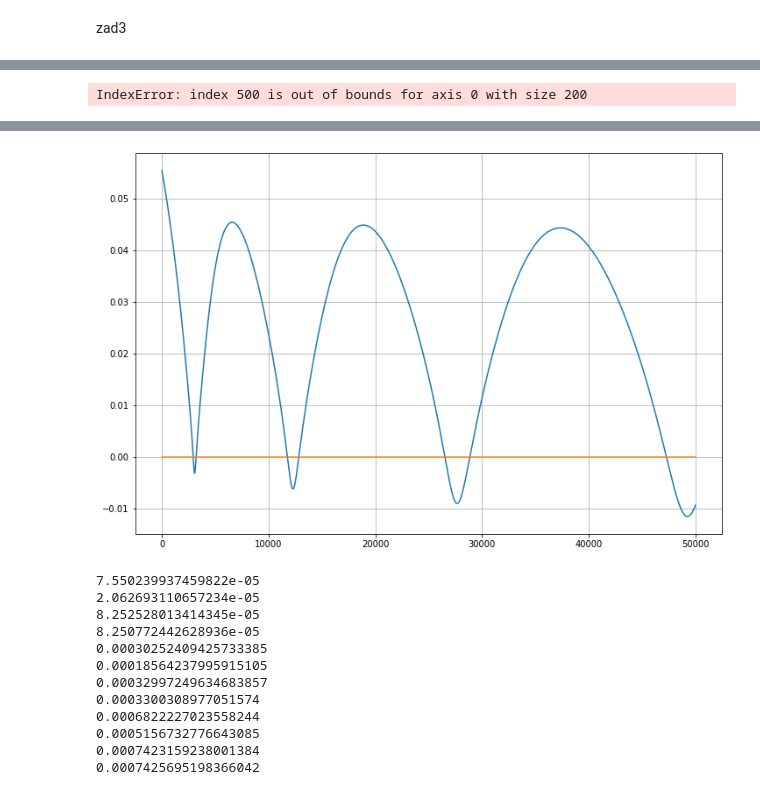
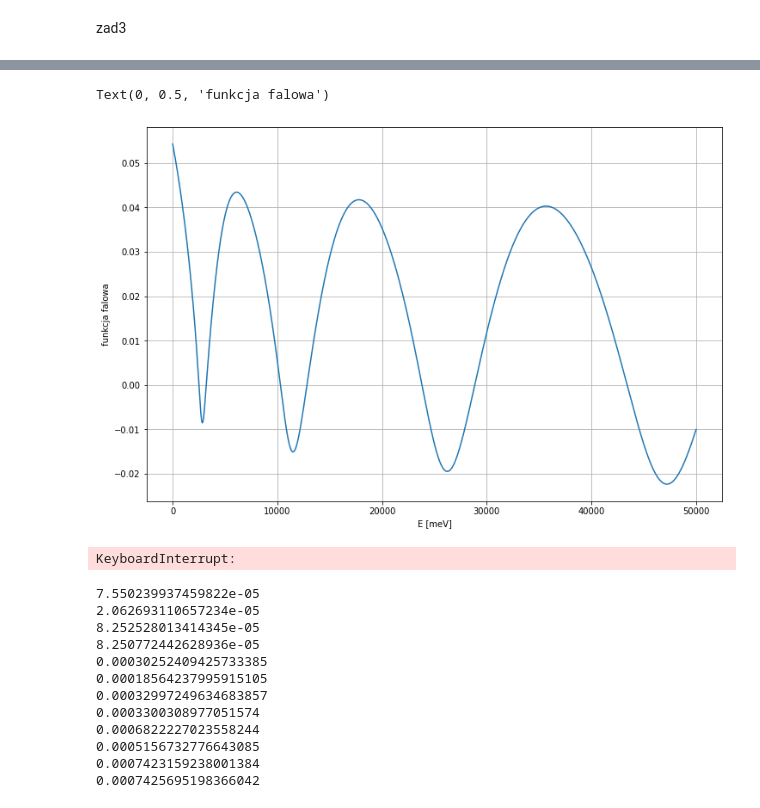
Before and after one commit to JuliaCeklarz/MOFIT, a Jupyter notebook: lab1/lab01.ipynb, the cells around one changed output, grey strips where cells are left out. Drawn from its saved outputs; the diff is of its cells as text; code cells hidden in the pictures.

```diff
--- a/lab1/lab01.ipynb
+++ b/lab1/lab01.ipynb
@@ -147,4 +154,4 @@ Psi_1 = np.zeros([len(E_1), N+1])
 Psi_1[..., 1] = 1
 
 C_1 = np.zeros(len(E_1))
-Psis = np.zeros([len(W), len(E)])
+Energy = np.zeros([len(W), 7])
@@ -195,17 +312,15 @@ b_E = [1000, 3500, 7500, 15000, 22000, 30000, 39500]
 
 m_bis_1 = np.zeros(len(a))
 # %%
-for i in range(len(a_E)):
-    while abs(E_1[int(a_E[i])] - E_1[int(b_E[i])]) > 0.001/27211.6:
-        m_bis_1[i] = (a_E[i] + b_E[i])/2
+# for i in range(len(a_E)):
+#     while abs(E_1[int(a_E[i])] - E_1[int(b_E[i])]) > 0.001/27211.6:
+#         m_bis_1[i] = (a_E[i] + b_E[i])/2
 
-        if Psi_1[int(a_E[i]), -1]*Psi_1[int(m_bis_1[i]), -1] < 0:
-            b_E[i] = m_bis_1[i]
+#         if Psi_1[int(a_E[i]), -1]*Psi_1[int(m_bis_1[i]), -1] < 0:
+#             b_E[i] = m_bis_1[i]
 
-        elif Psi_1[int(b_E[i]), -1]*Psi_1[int(m_bis_1[i]), -1] < 0:
-            a_E[i] = m_bis_1[i]
+#         elif Psi_1[int(b_E[i]), -1]*Psi_1[int(m_bis_1[i]), -1] < 0:
+#             a_E[i] = m_bis_1[i]
-# %% [output]
-IndexError: index 500 is out of bounds for axis 0 with size 200
 # %%
 x_1 = np.zeros(len(m_bis_1))
 y_1 = np.zeros(len(m_bis_1))
@@ -235,7 +350,7 @@ for i in range(len(m_bis_1)):
 # plt.grid()
 # plt.show()
 # %%
-W_state = 1.5*1000/27211.6
+W_state = 0.5*1000/27211.6
 # %%
 E_2 = np.linspace(0, 35, 50000)/27211.6
 Psi_2 = np.zeros([len(E_2), N+1])
@@ -262,12 +377,15 @@ for j in range(len(E_2)):
 # %%
 plt.figure(figsize=(12,8))
 plt.plot(Psi_2[..., -1])
-plt.plot([i for i in range(50000)], [0 for i in range(50000)])
+# plt.plot([i for i in range(50000)], [0 for i in range(50000)])
 plt.grid()
+plt.xlabel('E [meV]')
+plt.ylabel('funkcja falowa')
 # plt.xlim(30000)
 # plt.ylim(-0.2e-8, 0.2e-8)
 # %% [output]
+Text(0, 0.5, 'funkcja falowa')
-[figure, old version]
+[figure, new version]
 # %%
 a_E2 = [2700, 3000, 11000, 12000, 26000, 28000]
 b_E2 = [3000, 3400, 12000, 13000, 27000, 29000]
@@ -280,9 +398,14 @@ for i in range(len(a_E2)):
 
         if Psi_2[int(a_E2[i]), -1]*Psi_2[int(m_bis_2[i]), -1] < 0:
             b_E2[i] = m_bis_2[i]
+            Psi_2[int(b_E2[i]), i+1] =  -2*m/(hbar**2) * E_2[int(b_E2[i])] * dx**2 * Psi_2[j, i] - Psi_2[j, i-1] + 2*Psi_2[j,i]
+
 
         elif Psi_2[int(b_E2[i]), -1]*Psi_2[int(m_bis_2[i]), -1] < 0:
             a_E2[i] = m_bis_2[i]
+            Psi_2[int(a_E2[i]), i+1] =  -2*m/(hbar**2) * E_2[int(a_E2[i])] * dx**2 * Psi_2[j, i] - Psi_2[j, i-1] + 2*Psi_2[j,i]
+# %% [output]
+KeyboardInterrupt:
 # %%
 x_2 = np.zeros(len(m_bis_2))
 y_2 = np.zeros(len(m_bis_2))
```
Also changed, not shown: parts of 22 cells of this notebook, 8 other files.
